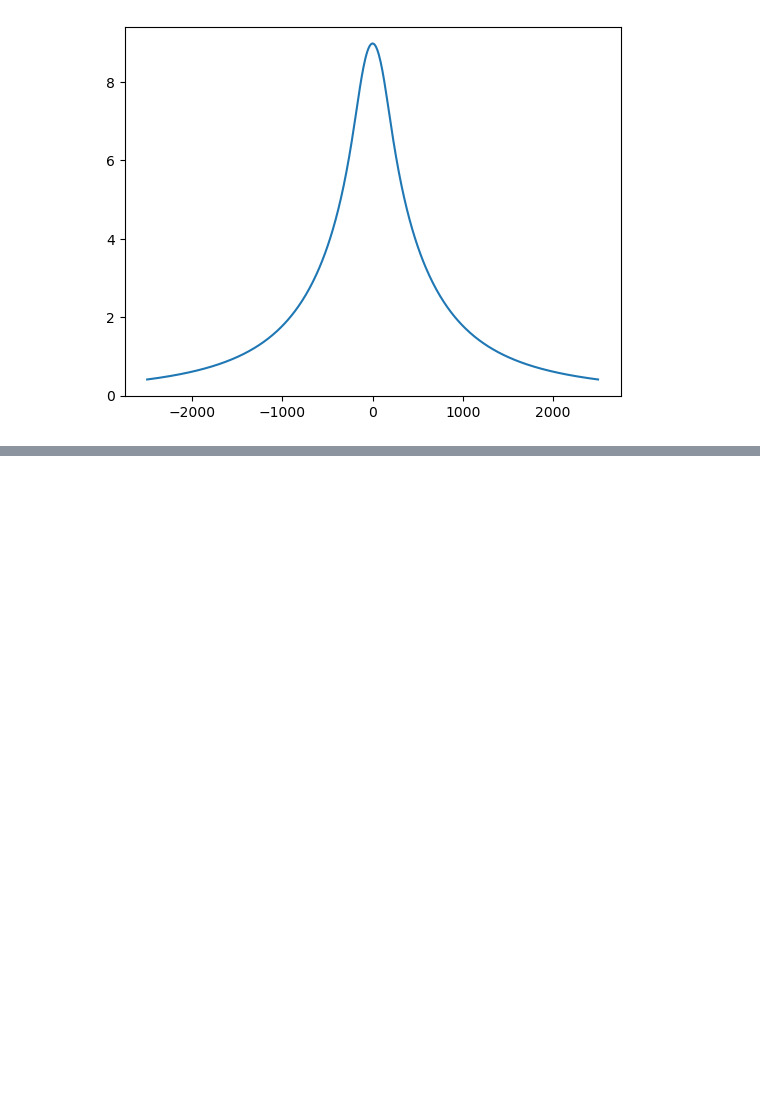
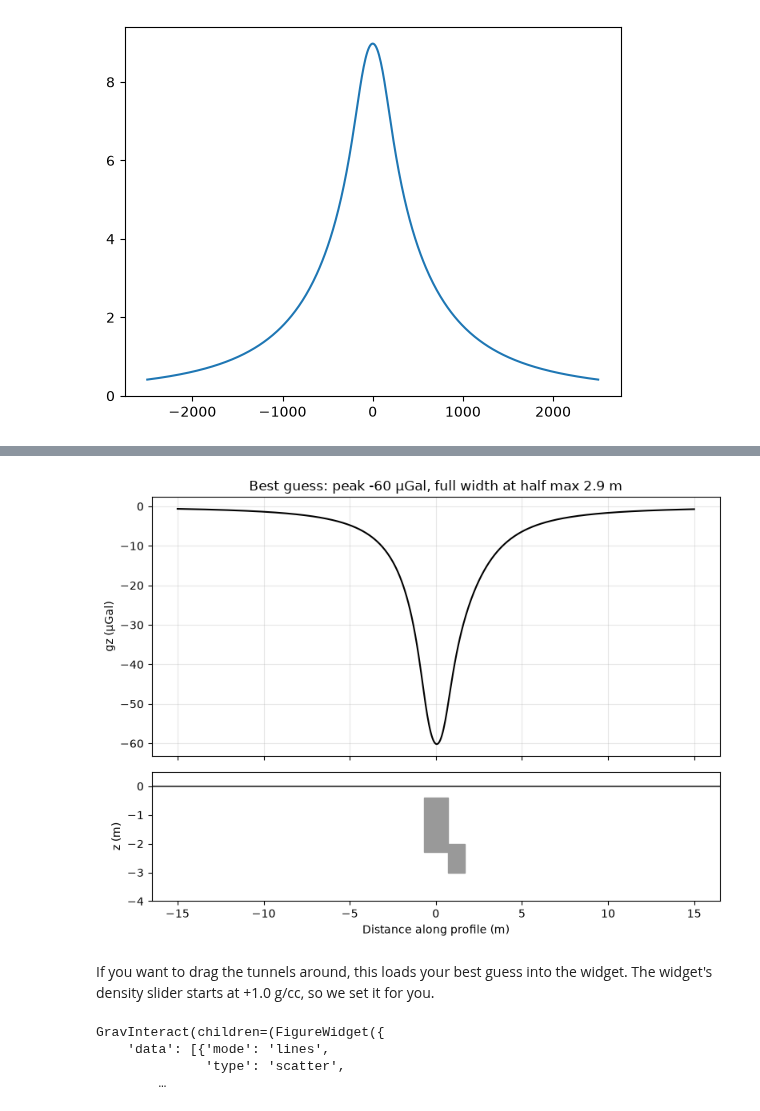
Before and after one commit to rozbking/GPGN318, a Jupyter notebook: Labs/gravity/05-Gravity-Modeling.ipynb, the cells around one changed output, grey strips where cells are left out. Cells and saved outputs as stored; diff of their text form; code cells hidden in the pictures; blank space fills up the shorter version.

```diff
--- a/Labs/gravity/05-Gravity-Modeling.ipynb
+++ b/Labs/gravity/05-Gravity-Modeling.ipynb
@@ -259,0 +250,40 @@ You should all be comfortable with working in markdown for submitting responses
+# %%
+# ---- EDIT: your best guess (m and g/cc) ----
+prior = {
+    'upper_x': 0.0, 'upper_width': 1.4, 'upper_height': 1.9, 'upper_roof': 0.4,
+    'lower_x': 1.2, 'lower_width': 1.0, 'lower_height': 1.0, 'lower_roof': 2.0,
+    'host_density': 1.9,
+}
+# ---------------------------------------------
+
+g_prior = model(prior, obs_fine)
+pk, w = peak_and_width(x_fine, g_prior)
+
+fig, (ax1, ax2) = plt.subplots(2, 1, figsize=(8, 6), sharex=True,
+                               gridspec_kw={'height_ratios': [2, 1]})
+ax1.plot(x_fine, g_prior, 'k')
+ax1.set_ylabel('gz (µGal)')
+ax1.grid(alpha=0.3)
+ax1.set_title(f'Best guess: peak {pk:.0f} µGal, full width at half max {w:.1f} m')
+for poly in tunnels(prior)[0]:
+    ax2.fill(poly[:, 0], poly[:, 1], color='0.6')
+ax2.axhline(0, color='0.3')
+ax2.set_ylim(-4, 0.5)
+ax2.set_xlabel('Distance along profile (m)')
+ax2.set_ylabel('z (m)')
+plt.tight_layout()
+# %% [output]
+[figure, added]
+# %% [markdown]
+If you want to drag the tunnels around, this loads your best guess into the widget. The widget's density slider starts at +1.0 g/cc, so we set it for you.
+# %%
+polys, drho = tunnels(prior)
+modeler_tun = GravInteract(obs_fine)
+modeler_tun.set_polygons(polys)
+modeler_tun.set_density(drho)
+modeler_tun
+# %% [output]
+GravInteract(children=(FigureWidget({
+    'data': [{'mode': 'lines',
+              'type': 'scatter',
+        …
```
Also changed, not shown: parts of 63 cells of this notebook.
